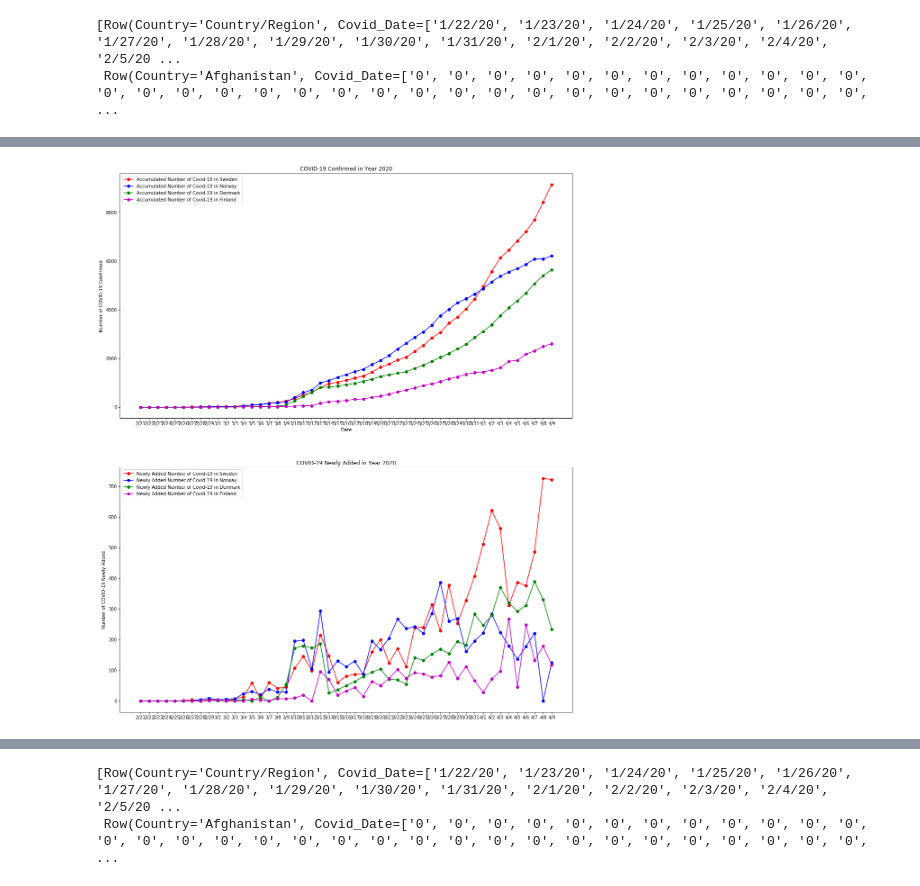
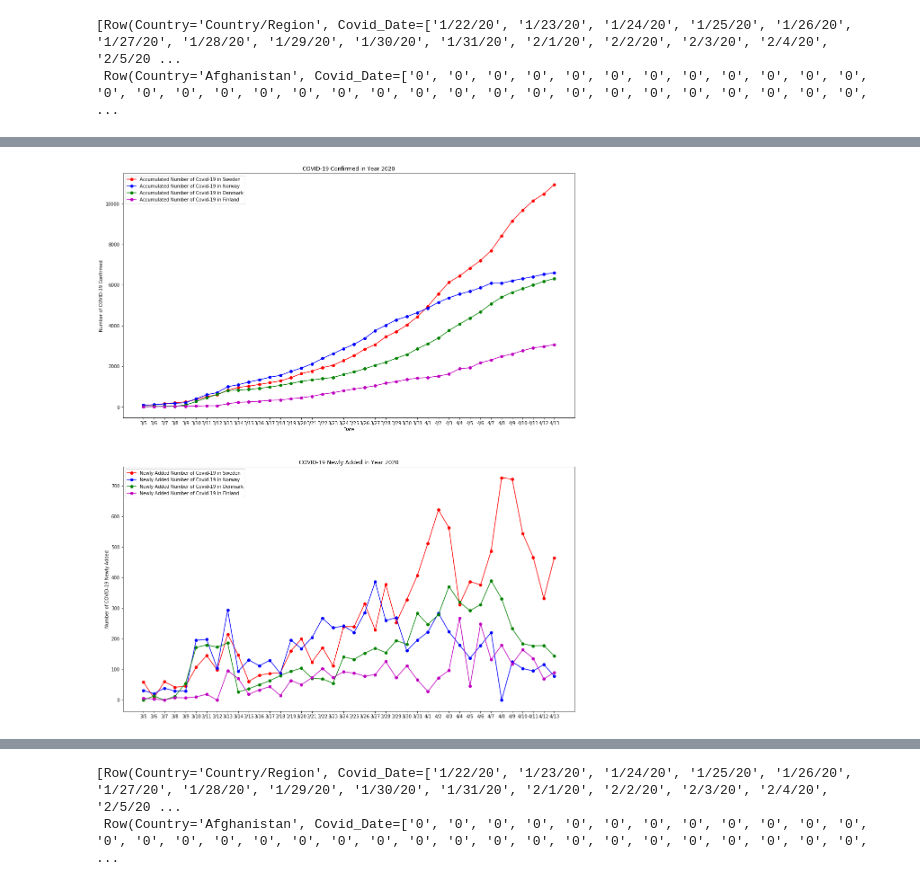
Before and after one commit to xingyazhou/datageek-github, a Jupyter notebook: COVID-19 Analysis.ipynb, the cells around one changed output, grey strips where cells are left out. Cells and saved outputs as stored; diff of their text form; code cells hidden in the pictures.

```diff
--- a/COVID-19 Analysis.ipynb
+++ b/COVID-19 Analysis.ipynb
@@ -117,36 +117,36 @@ plt.title("COVID-19 Confirmed in Year 2020")
 plt.xlabel("Date")
 plt.ylabel("Number of COVID-19 Confirmed")
 
 plt.subplot(2, 1, 2)
 plt.title("COVID-19 Newly Added in Year 2020")
 plt.ylabel("Number of COVID-19 Newly Added")
 
 for c in countries:
     i=countries.index(c)
     Covid_Sweden=df.select("Covid_Date").where((df.Country==c)  &  (df.Province ==''))
     acc_num_covid=Covid_Sweden.toPandas().Covid_Date.array[0]
     acc_num_covid=np.array(acc_num_covid).astype(np.integer)
     dy=np.diff(acc_num_covid)
 
     Covid_date=df.select("Covid_Date")
     pandas_date_df = Covid_date.toPandas().Covid_Date.array[0]
     dates=np.array(pandas_date_df)
     dates_of_covid=[]
     for d in dates:
         dates_of_covid.append(d[0:-3])
     dates_of_covid=np.array(dates_of_covid)
 
     plt.subplot(2, 1, 1)
-    plt.plot(dates_of_covid[30:],acc_num_covid[30:], markers[i],label="Accumulated Number of Covid-19 in " + c)
+    plt.plot(dates_of_covid[-40:],acc_num_covid[-40:], markers[i],label="Accumulated Number of Covid-19 in " + c)
     plt.legend(loc="upper left")
 
     plt.subplot(2, 1, 2)
-    plt.plot(dates_of_covid[30:],dy[29:],markers[i],label="Newly Added Number of Covid-19 in " + c)
+    plt.plot(dates_of_covid[-40:],dy[-40:],markers[i],label="Newly Added Number of Covid-19 in " + c)
     plt.legend(loc="upper left")
 
 plt.show()
 # %% [output]
-[figure, old version]
+[figure, new version]
 # %%
 N=4
 length=len(acc_num_covid[30:])
```
Also changed, not shown: parts of 13 cells of this notebook.
